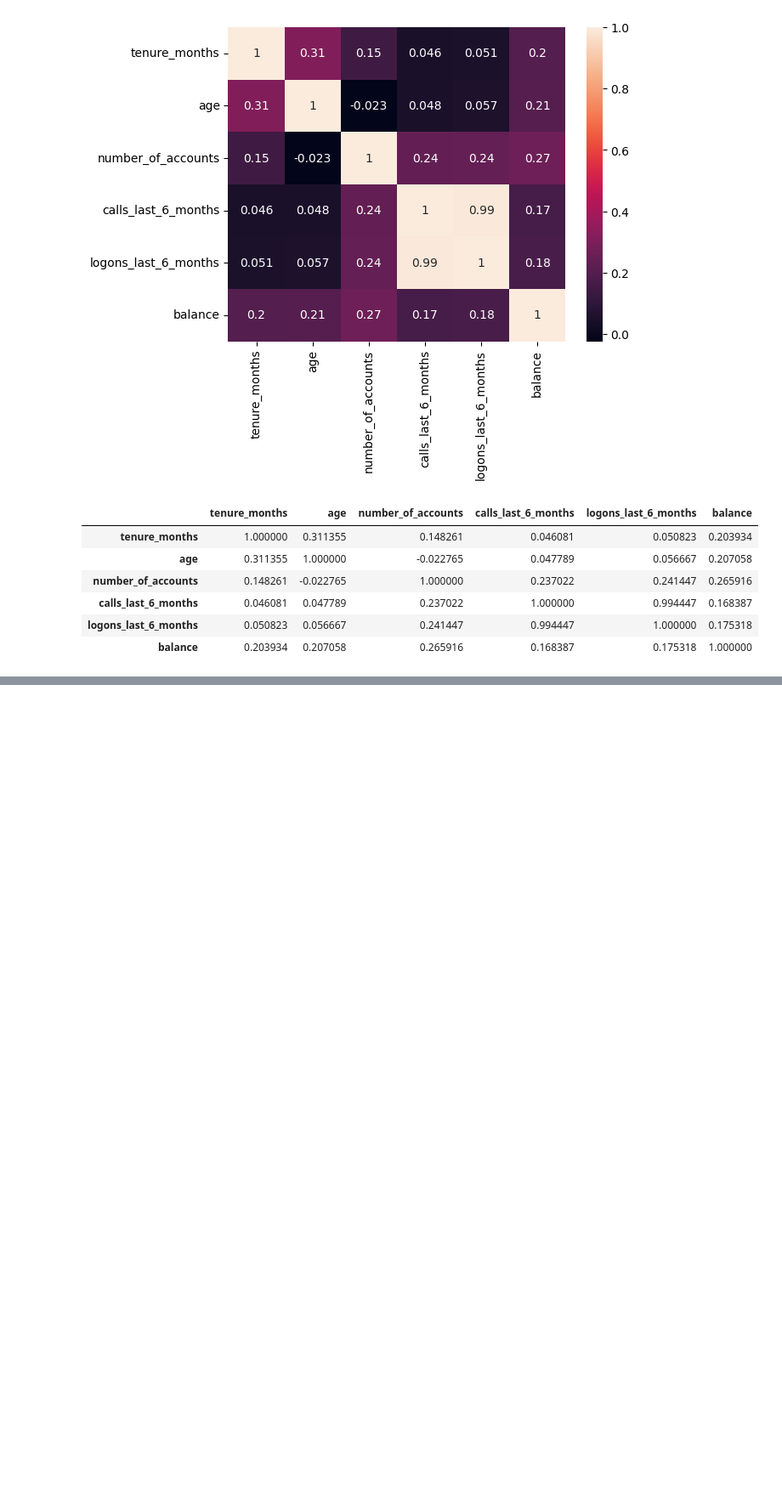
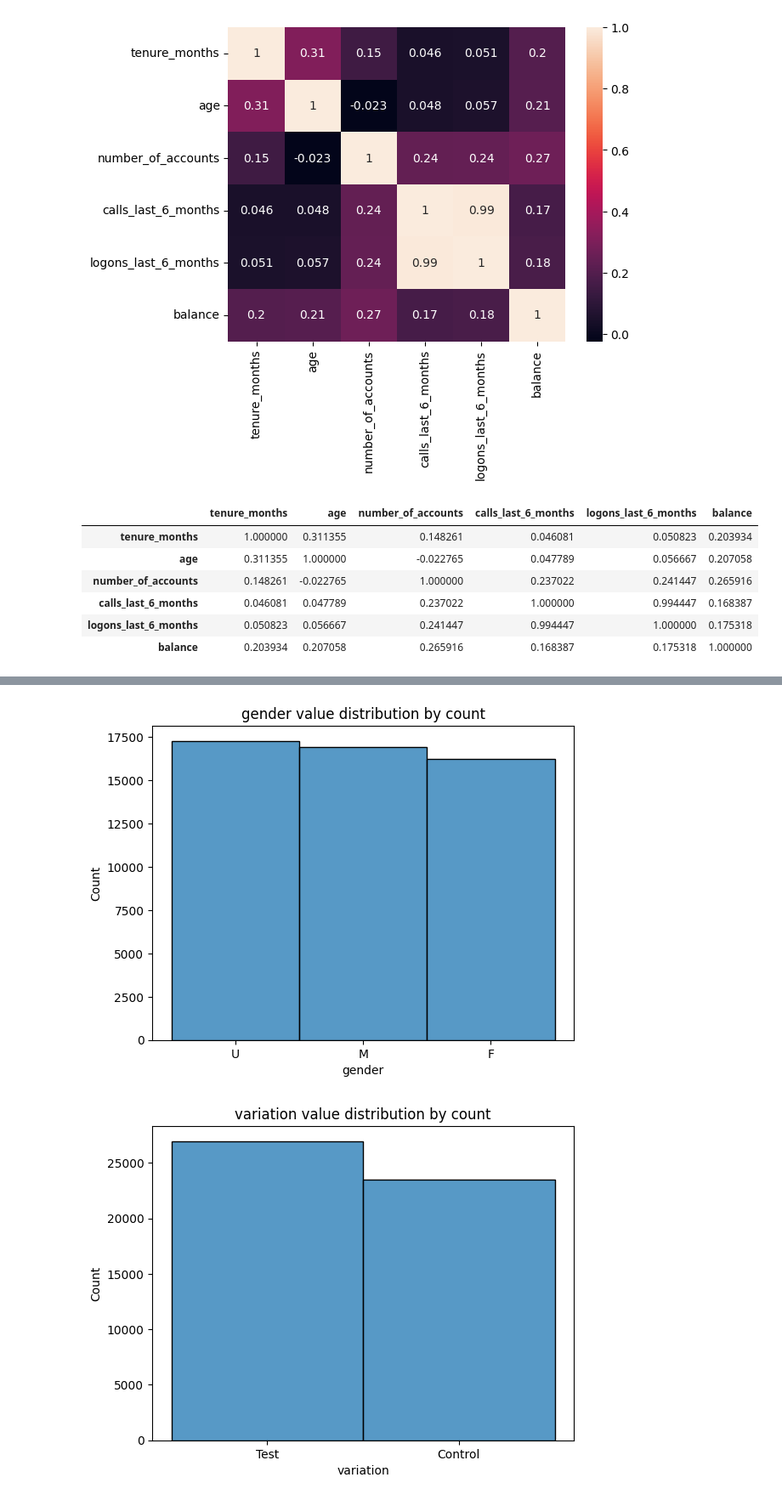
Before and after one commit to vijayendra-k/AB-Testing, a Jupyter notebook: AB-Testing.ipynb, the cells around one changed output, grey strips where cells are left out. Shown: that part at 85% size. Saved outputs shown, nothing was run; the diff lists cells and outputs as text; code cells hidden in the pictures; blank space fills up the shorter version.

Commit message:
Added value distribution count of control and test alongside gender

```diff
--- a/AB-Testing.ipynb
+++ b/AB-Testing.ipynb
@@ -455,0 +472,10 @@ corr
+# %%
+catg_cols=['gender','variation']
+# %%
+for i in catg_cols:
+    sn.histplot((combdf[i]))
+    plt.title(f'{i} value distribution by count')
+    plt.show()
+# %% [output]
+[figure, added]
+[figure, added]
```
Also changed, not shown: parts of 1 cell of this notebook.
